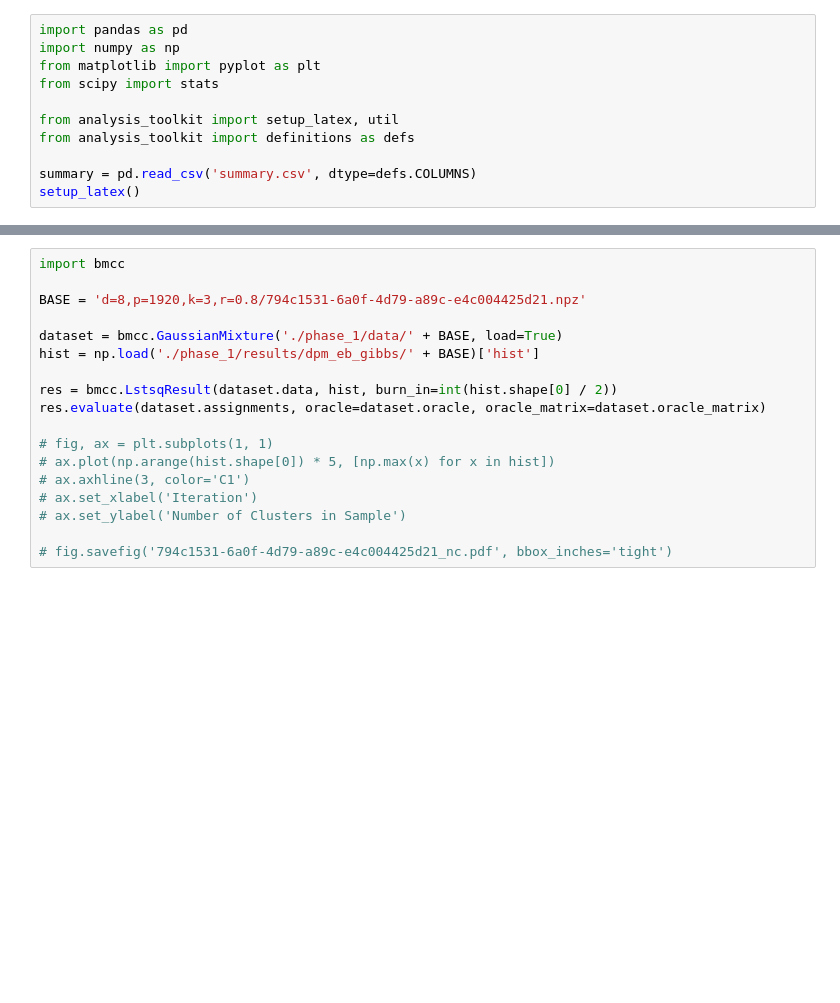
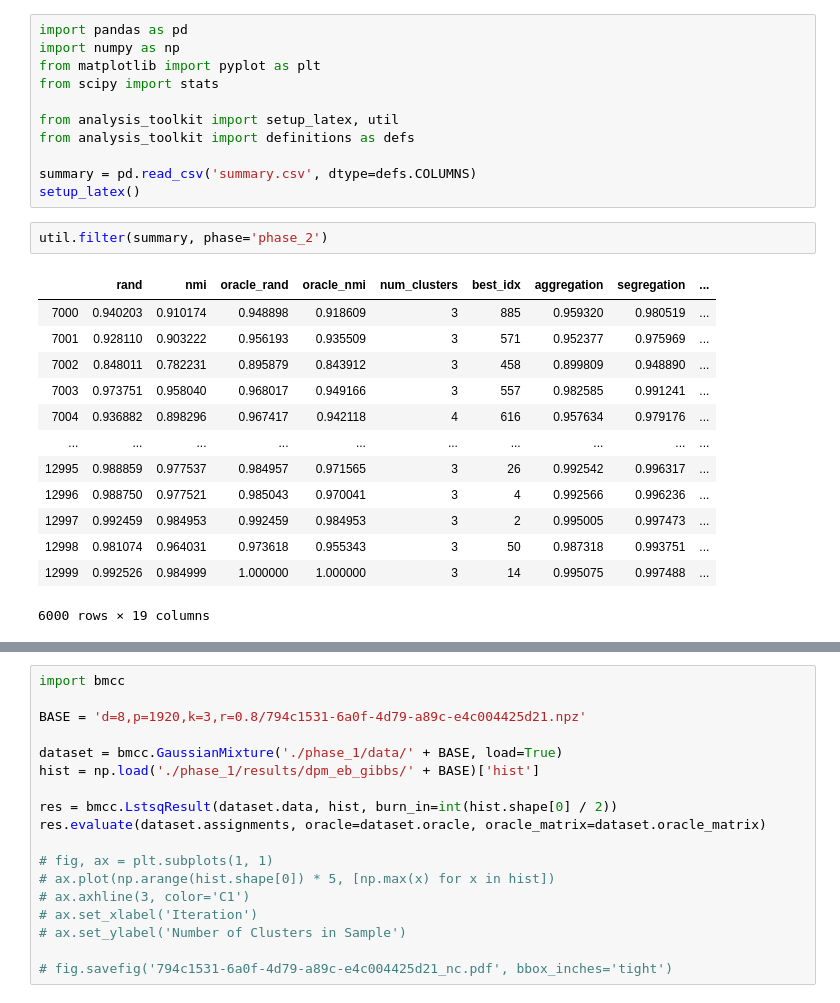
Before and after one commit to thetianshuhuang/bmcc_sim, a Jupyter notebook: explore.ipynb, the cells around one changed output, grey strips where cells are left out. Saved outputs shown, nothing was run; the diff lists cells and outputs as text; blank space fills up the shorter version.

Commit message:
Update for phase_2 complete

```diff
--- a/explore.ipynb
+++ b/explore.ipynb
@@ -65,3 +11,19 @@ from analysis_toolkit import definitions as defs
 
 summary = pd.read_csv('summary.csv', dtype=defs.COLUMNS)
 setup_latex()
+# %%
+util.filter(summary, phase='phase_2')
+# %% [output]
+|  | rand | nmi | oracle_rand | oracle_nmi | num_clusters | best_idx | aggregation | segregation | ... |
+| 7000 | 0.940203 | 0.910174 | 0.948898 | 0.918609 | 3 | 885 | 0.959320 | 0.980519 | ... |
+| 7001 | 0.928110 | 0.903222 | 0.956193 | 0.935509 | 3 | 571 | 0.952377 | 0.975969 | ... |
+| 7002 | 0.848011 | 0.782231 | 0.895879 | 0.843912 | 3 | 458 | 0.899809 | 0.948890 | ... |
+| 7003 | 0.973751 | 0.958040 | 0.968017 | 0.949166 | 3 | 557 | 0.982585 | 0.991241 | ... |
+| 7004 | 0.936882 | 0.898296 | 0.967417 | 0.942118 | 4 | 616 | 0.957634 | 0.979176 | ... |
+| ... | ... | ... | ... | ... | ... | ... | ... | ... | ... |
+| 12995 | 0.988859 | 0.977537 | 0.984957 | 0.971565 | 3 | 26 | 0.992542 | 0.996317 | ... |
+| 12996 | 0.988750 | 0.977521 | 0.985043 | 0.970041 | 3 | 4 | 0.992566 | 0.996236 | ... |
+| 12997 | 0.992459 | 0.984953 | 0.992459 | 0.984953 | 3 | 2 | 0.995005 | 0.997473 | ... |
+| 12998 | 0.981074 | 0.964031 | 0.973618 | 0.955343 | 3 | 50 | 0.987318 | 0.993751 | ... |
+| 12999 | 0.992526 | 0.984999 | 1.000000 | 1.000000 | 3 | 14 | 0.995075 | 0.997488 | ... |
+6000 rows × 19 columns
```
Also changed, not shown: parts of 7 cells of this notebook, 4 other files.
